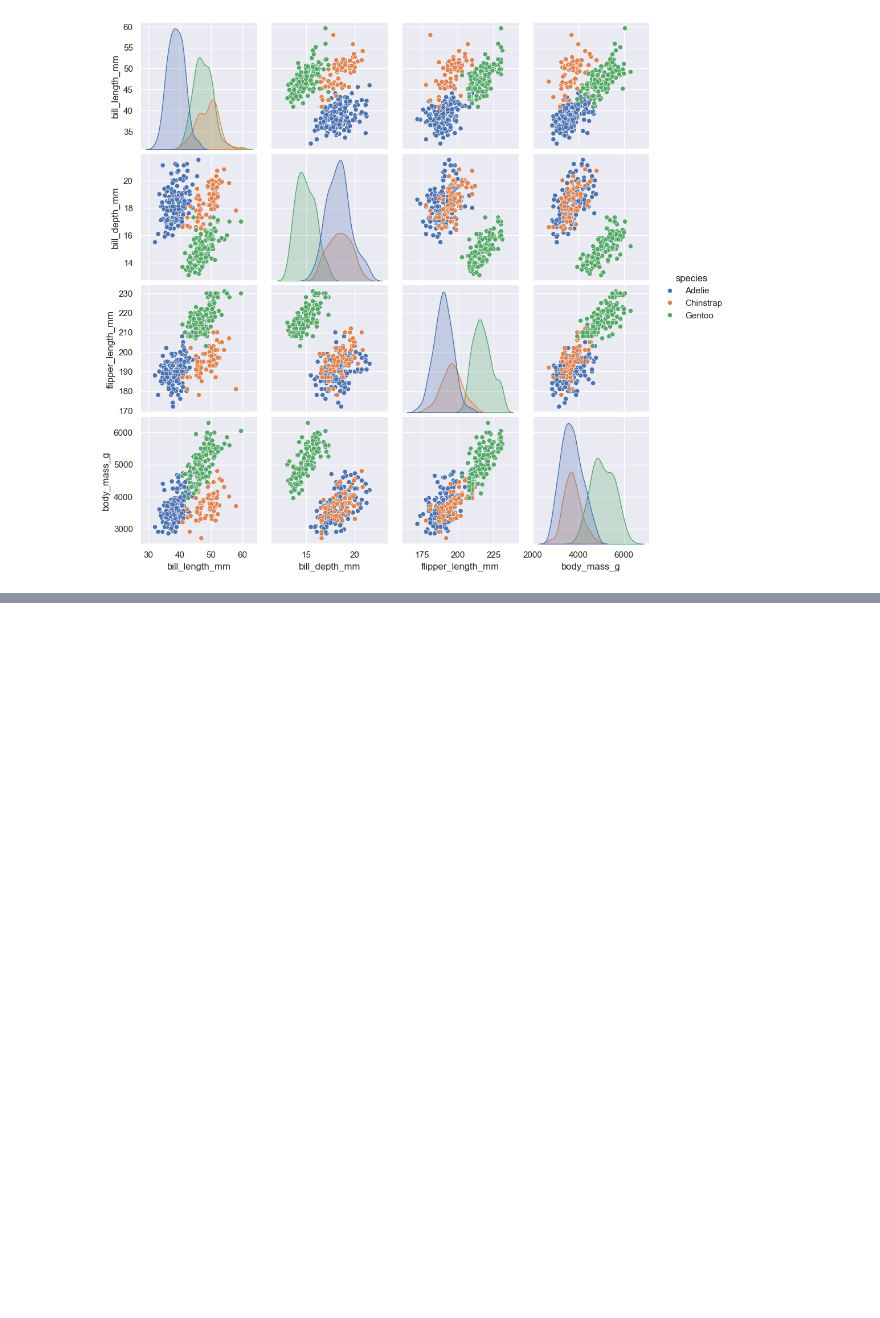
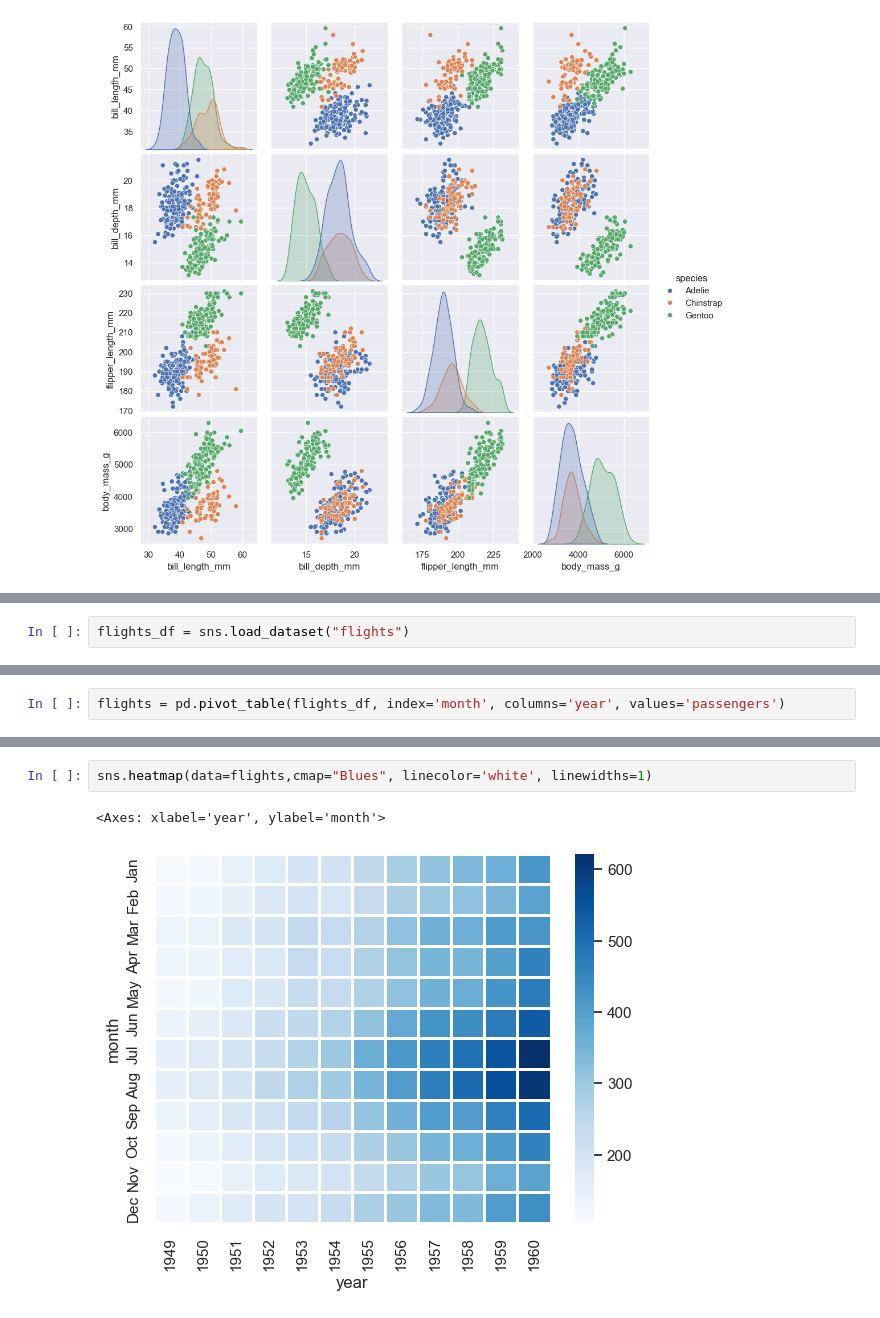
Before and after one commit to Kiettuannn/masterAI-Phase01, a Jupyter notebook: notebook/seaborn.ipynb, the cells around one changed output, grey strips where cells are left out. Saved outputs shown, nothing was run; the diff lists cells and outputs as text; blank space fills up the shorter version.

Commit message:
heatmaps

```diff
--- a/notebook/seaborn.ipynb
+++ b/notebook/seaborn.ipynb
@@ -175,0 +179,2 @@ sns.pairplot(data=penguins_df, hue="species");
+# %%
+flights_df = sns.load_dataset("flights")
@@ -175,0 +190,2 @@ sns.pairplot(data=penguins_df, hue="species");
+# %%
+flights = pd.pivot_table(flights_df, index='month', columns='year', values='passengers')
@@ -175,0 +209,5 @@ sns.pairplot(data=penguins_df, hue="species");
+# %%
+sns.heatmap(data=flights,cmap="Blues", linecolor='white', linewidths=1)
+# %% [output]
+<Axes: xlabel='year', ylabel='month'>
+[figure, added]
```
Also changed, not shown: parts of 3 cells of this notebook.
